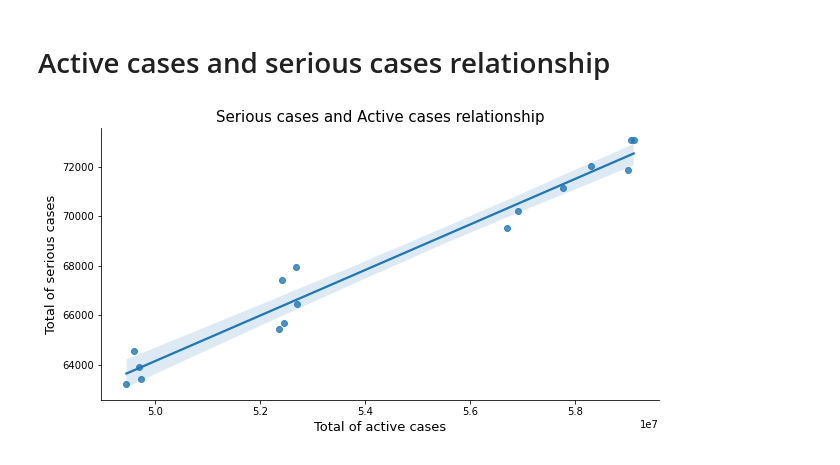
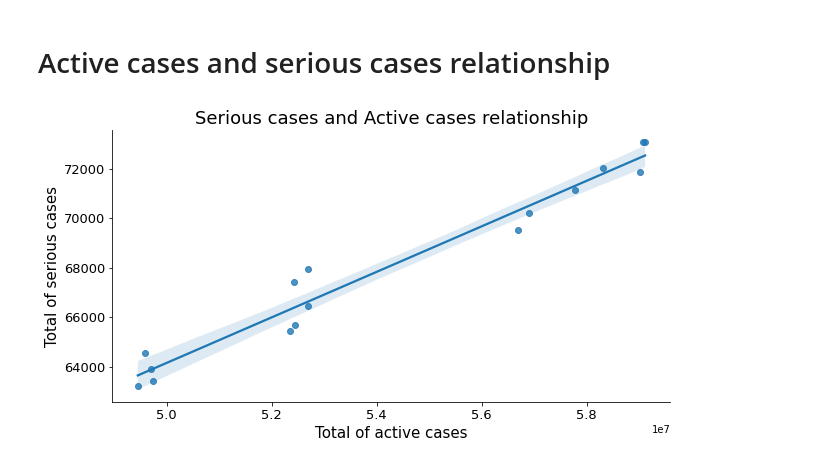
Before and after one commit to ndkhoa0704/Worldometers-explorer, a Jupyter notebook: Koa.ipynb, the cells around one changed output. Cells and saved outputs as stored; diff of their text form; code cells hidden in the pictures.

```diff
--- a/Koa.ipynb
+++ b/Koa.ipynb
@@ -123,13 +102,20 @@ df[df['Continent']=='Other']
 # %% [markdown]
 # Active cases and serious cases relationship
 # %%
-t1 = np.fromiter([dfs[d]['Serious,Critical'].sum() for d in dates],dtype=int)
-t2 = np.fromiter([dfs[d]['ActiveCases'].sum() for d in dates],dtype=int)
+# Get world serious, active cases
+SeriousCases = np.fromiter([dfs[d]['Serious,Critical'].sum() for d in dates],dtype=int)
+ActiveCases = np.fromiter([dfs[d]['ActiveCases'].sum() for d in dates],dtype=int)
+
 fig, ax = plt.subplots(1,1,figsize=(10,5))
-sns.regplot(x=t2,y=t1, ax=ax)
+# Each data point is the data of a date
+sns.regplot(x=ActiveCases,y=SeriousCases, ax=ax)
 ax.spines[['right','top']].set_visible(False)
-ax.set_ylabel("Total of serious cases", fontsize=13)
-ax.set_xlabel("Total of active cases", fontsize=13)
-ax.set_title("Serious cases and Active cases relationship", fontsize=15);
+ax.set_ylabel("Total of serious cases", fontsize=15)
+ax.set_xlabel("Total of active cases", fontsize=15)
+ax.set_title("Serious cases and Active cases relationship", fontsize=18)
+ax.tick_params(labelsize=13)
+
+# Save figures
+fig.savefig("figures/Active-Serious-Rel")
 # %% [output]
-[figure, old version]
+[figure, new version]
```
Also changed, not shown: parts of 10 cells of this notebook, 26 other files.
